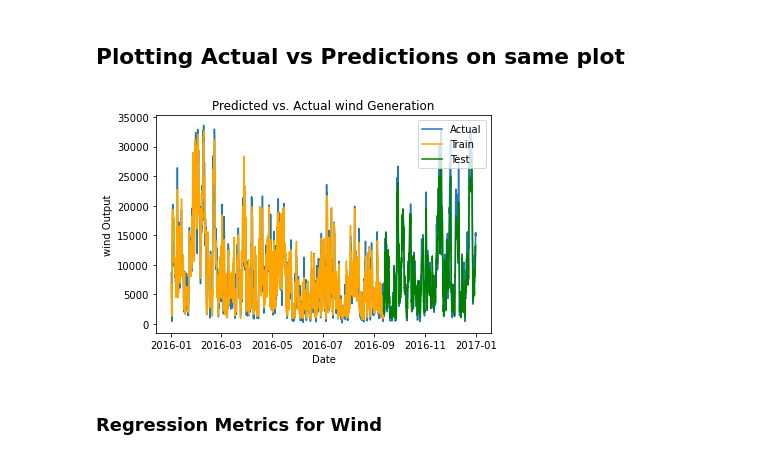
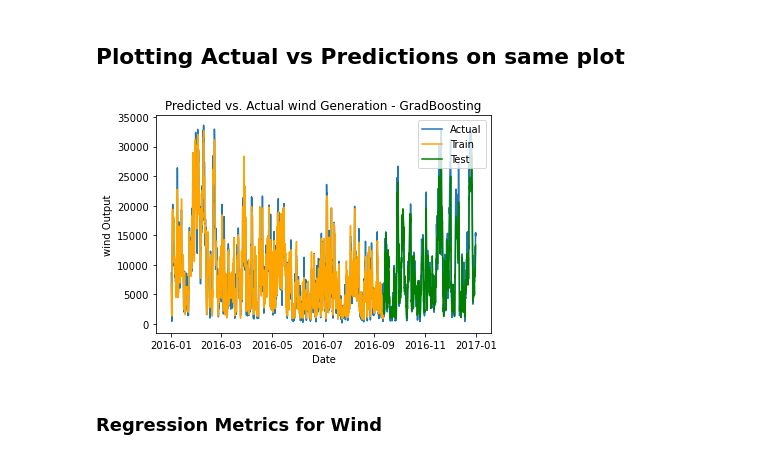
Before and after one commit to DheerajKN/Renewable-Energy-Prediction, a Jupyter notebook: 2. ML - LazyPredict.ipynb, the cells around one changed output. Cells and saved outputs as stored; diff of their text form; code cells hidden in the pictures.

```diff
--- a/2. ML - LazyPredict.ipynb
+++ b/2. ML - LazyPredict.ipynb
@@ -176,28 +176,28 @@ average = 0.8893188760899209
 # %%
 gbr = GradientBoostingRegressor().fit(X_wind_train, y_wind_train)
 
 train_wind_pred = gbr.predict(X_wind_train)
 test_wind_pred = gbr.predict(X_wind_test)
 
 df = thesis_dataset[['DE_wind_generation_actual']]
 
 train_df = train[['DE_wind_generation_actual']]
 train_df.loc[:, 'DE_wind_generation_actual'] = train_wind_pred
 
 test_df = test[['DE_wind_generation_actual']]
 test_df.loc[:, 'DE_wind_generation_actual'] = test_wind_pred
 
 # Plot all predictions
 inversetransform, =plt.plot(df, label = 'Actual')
 trainpredx, =plt.plot(train_df, color='orange', label = 'Train')
 testpredx, =plt.plot(test_df, color='green', label = 'Test')
 plt.xlabel('Date')
 plt.ylabel('wind Output')
 plt.legend(loc="upper right")
-plt.title("Predicted vs. Actual wind Generation")
+plt.title("Predicted vs. Actual wind Generation - GradBoosting")
 plt.show()
 # %% [output]
-[figure, old version]
+[figure, new version]
 # %% [markdown]
 ### Regression Metrics for Wind
 # %%
```
Also changed, not shown: parts of 7 cells of this notebook, 4 other files.
